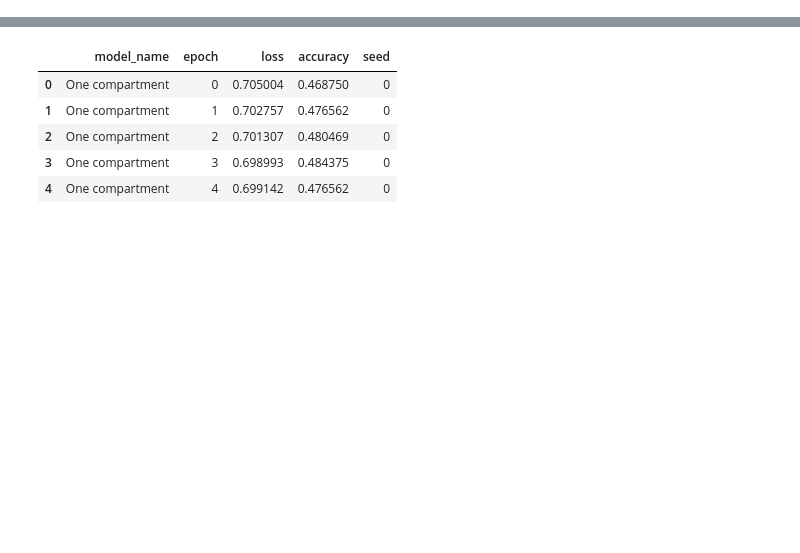
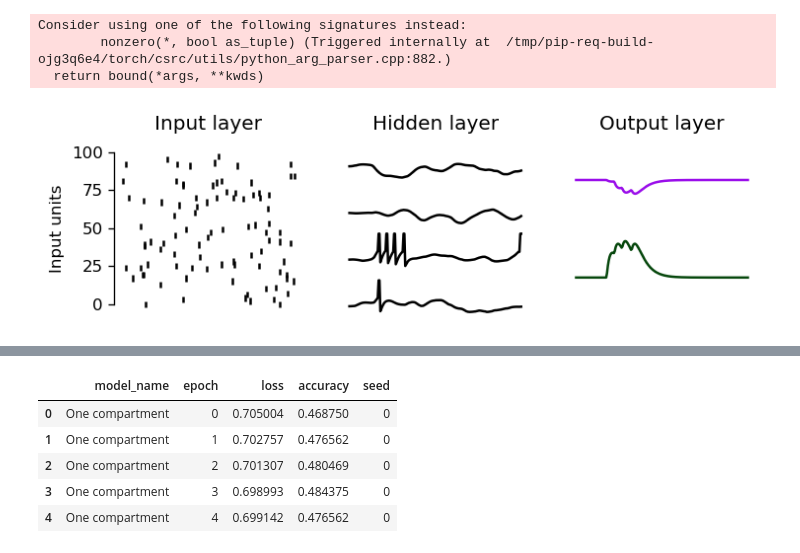
Before and after one commit to nauralcodinglab/linear-nonlinear-dendrites, a Jupyter notebook: training/memorize-seed-results.ipynb, the cells around one changed output, grey strips where cells are left out. Saved outputs shown, nothing was run; the diff lists cells and outputs as text; code cells hidden in the pictures; blank space fills up the shorter version.

```diff
--- a/training/memorize-seed-results.ipynb
+++ b/training/memorize-seed-results.ipynb
@@ -6,0 +18,12 @@ import seaborn as sns
+# %%
+memorize.torch.manual_seed(42)
+
+DEMO_NET = 'BAP'
+FIGURE_WIDTH = 7
+
+demo_net_before_train = memorize.get_networks()[DEMO_NET]
+demo_net_after_train = deepcopy(demo_net_before_train)
+demo_optimizer = memorize.get_optimizers({DEMO_NET: demo_net_after_train})[DEMO_NET]
+demo_x, demo_y = memorize.generate_data()
+
+demo_optimizer.optimize(demo_x, demo_y, memorize.EPOCHS, progress_bar='notebook')
@@ -6,0 +53,47 @@ import seaborn as sns
+# %%
+spec_outer = gs.GridSpec(1, 3)
+spec_hidden = gs.GridSpecFromSubplotSpec(demo_net_before_train.nb_units_by_layer[1], 1, spec_outer[:, 1])
+spec_output = gs.GridSpecFromSubplotSpec(demo_net_before_train.nb_units_by_layer[2], 1, spec_outer[:, 2])
+
+plt.figure(figsize=(FIGURE_WIDTH, 2), dpi=120)
+
+plt.subplot(spec_outer[:, 0])
+plt.title('Input layer')
+plt.eventplot(tensor_to_events(demo_x[0, ...].T), linelengths=4, color='black')
+plt.ylabel('Input units')
+pltools.hide_border('trb', trim=True)
+
+_, demo_activity = demo_net_before_train.run_snn(demo_x)
+
+for i in range(demo_net_before_train.nb_units_by_layer[1]):
+    plt.subplot(spec_hidden[i, :])
+    plot_voltage_with_spikes(demo_activity['l1'], 0, i, color='black', clip_on=False)
+    plt.ylim(-23, 52)
+
+    if i == 0:
+        plt.title('Hidden layer')
+
+    pltools.hide_border()
+
+for i in range(demo_net_before_train.nb_units_by_layer[2]):
+    plt.subplot(spec_output[i, :])
+    plt.plot(
+        demo_activity['l2'].recorded['output'][0, :, i].detach().numpy(),
+        color=y_palette[i],
+        clip_on=False
+    )
+    plt.ylim(-12, 12)
+
+    if i == 0:
+        plt.title('Output layer')
+
+    pltools.hide_border()
+
+savefig(os.path.join('..', 'data', 'single_example_BAP'))
+
+del spec_outer, spec_hidden, spec_output, i
+# %% [output]
+Consider using one of the following signatures instead:
+        nonzero(*, bool as_tuple) (Triggered internally at  /tmp/pip-req-build-ojg3q6e4/torch/csrc/utils/python_arg_parser.cpp:882.)
+  return bound(*args, **kwds)
+[figure, added]
```
Also changed, not shown: parts of 13 cells of this notebook, 1 other file.
